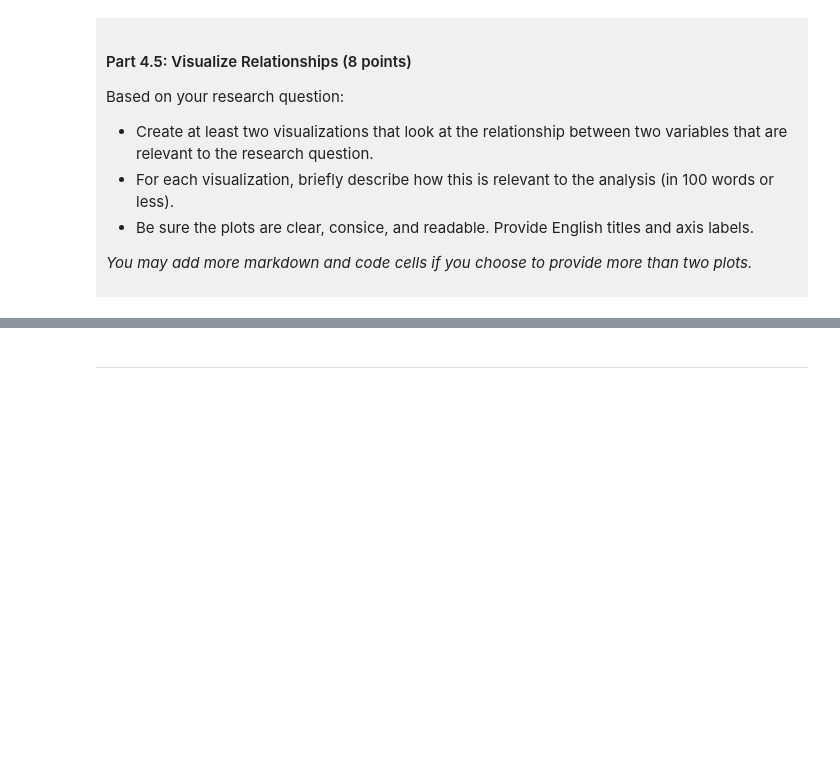
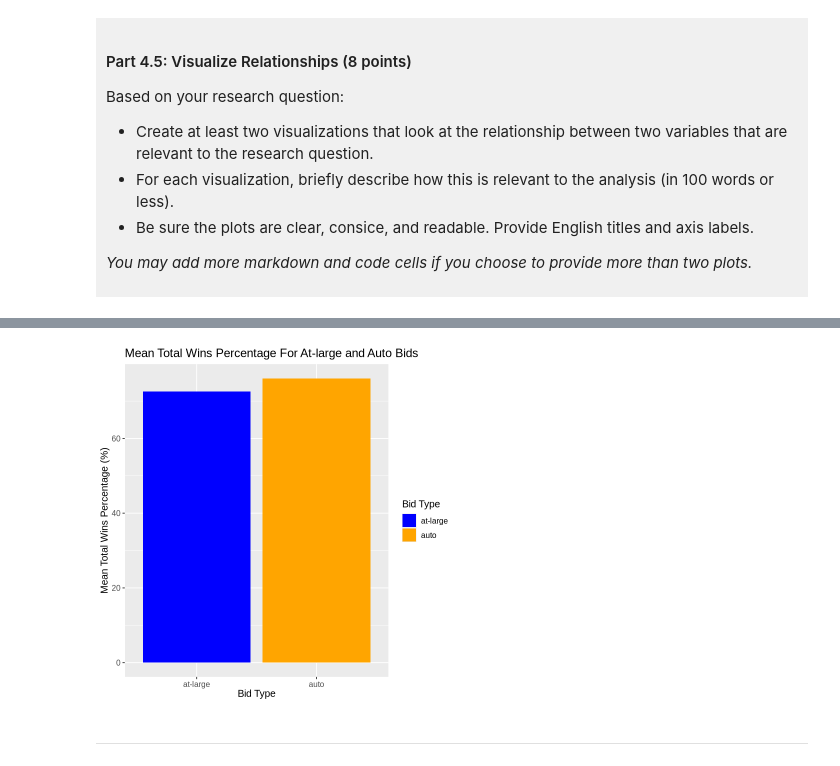
Before and after one commit to iankwada/dsci-100-project-Ian-Wada, a Jupyter notebook: dsci-100-project-notebook.ipynb, the cells around one changed output, grey strips where cells are left out. Cells and saved outputs as stored; diff of their text form; code cells hidden in the pictures; blank space fills up the shorter version.

```diff
--- a/dsci-100-project-notebook.ipynb
+++ b/dsci-100-project-notebook.ipynb
@@ -319,5 +434,23 @@ Visualization 2: %%% EDIT THIS MARKDOWN CELL%%%
 # %%
 ### EDIT THIS CODE CELL FOR VISUALIZATION 2###
+options(repr.plot.width = 6, repr.plot.height = 6)
+
+relationship_plot_2 <- tidy_wmm |>
+    group_by(bid) |>
+    summarize(mean_total_wins_pct = mean(total_wins_pct, na.rm = TRUE)) |>
+    ggplot(aes(x = bid, y = mean_total_wins_pct, fill = bid)) +
+    geom_bar(stat = "identity") +
+    labs(
+        title = "Mean Total Wins Percentage For At-large and Auto Bids",
+        x = "Bid Type",
+        y = "Mean Total Wins Percentage (%)",
+        fill = "Bid Type") +
+scale_fill_manual(values = c("blue", "orange")) +
+theme(text = element_text(size = 12))
+
+relationship_plot_2
+# %% [output]
+[figure, added]
 # %% [markdown]
 ------
 # %% [markdown]
```
Also changed, not shown: parts of 11 cells of this notebook.
